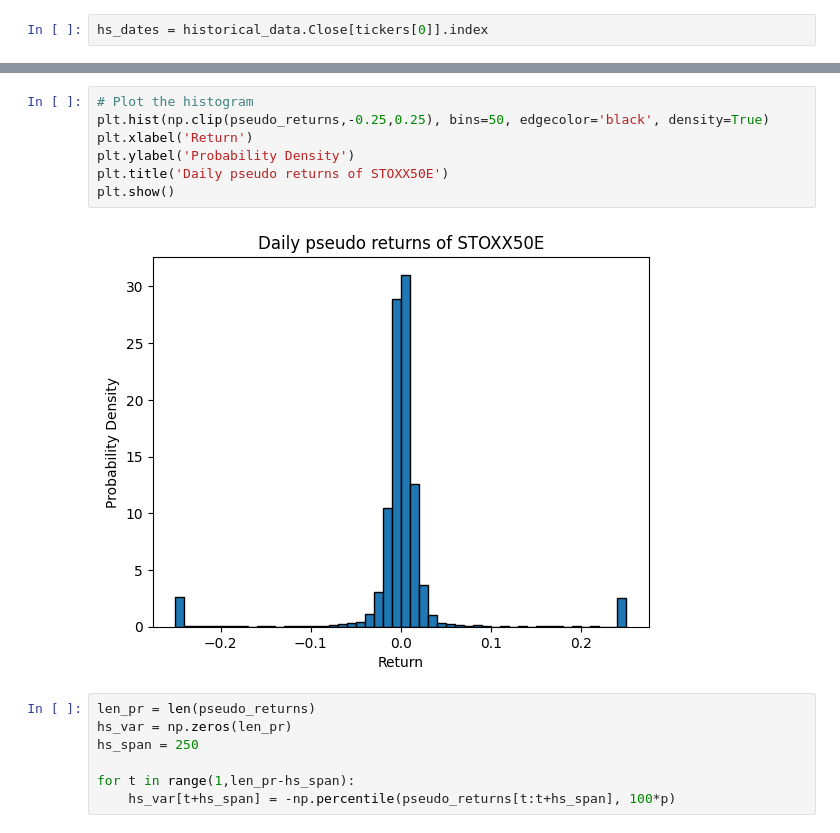
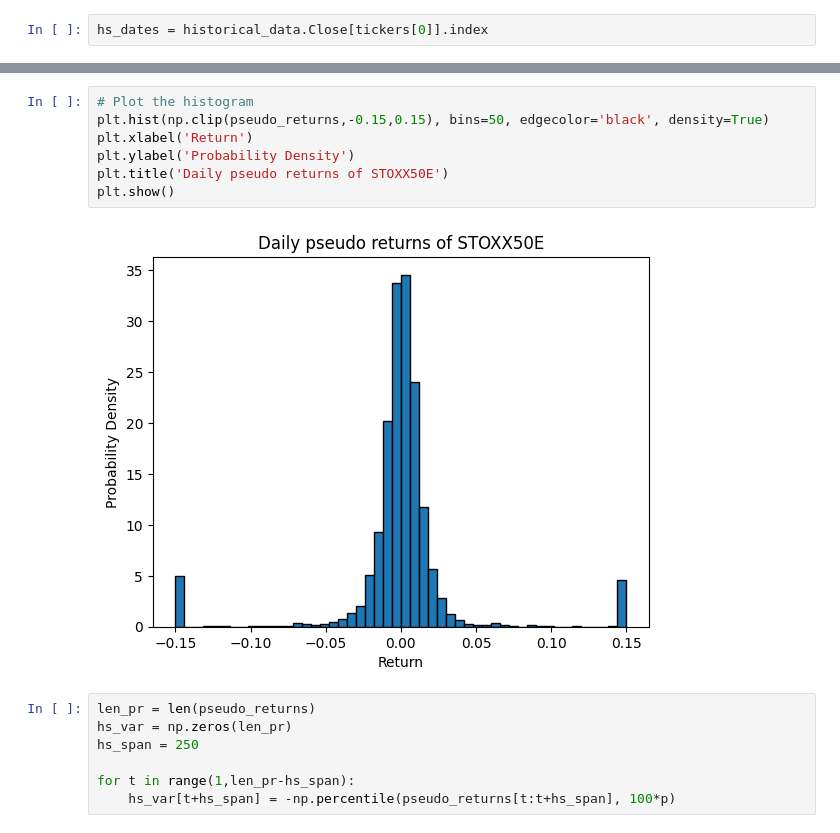
Before and after one commit to Naarsk/Economics, a Jupyter notebook: Finance/Risk Management/Risk Management.ipynb, the cells around one changed output, grey strips where cells are left out. Cells and saved outputs as stored; diff of their text form.

```diff
--- a/Finance/Risk Management/Risk Management.ipynb
+++ b/Finance/Risk Management/Risk Management.ipynb
@@ -263,12 +263,12 @@ print(pr_mean,pr_variance)
 # %%
 # Plot the histogram
-plt.hist(np.clip(pseudo_returns,-0.25,0.25), bins=50, edgecolor='black', density=True)
+plt.hist(np.clip(pseudo_returns,-0.15,0.15), bins=50, edgecolor='black', density=True)
 plt.xlabel('Return')
 plt.ylabel('Probability Density')
 plt.title('Daily pseudo returns of STOXX50E')
 plt.show()
 # %% [output]
-[figure, old version]
+[figure, new version]
 # %%
 len_pr = len(pseudo_returns)
 hs_var = np.zeros(len_pr)
```
Also changed, not shown: parts of 12 cells of this notebook, 3 other files.
